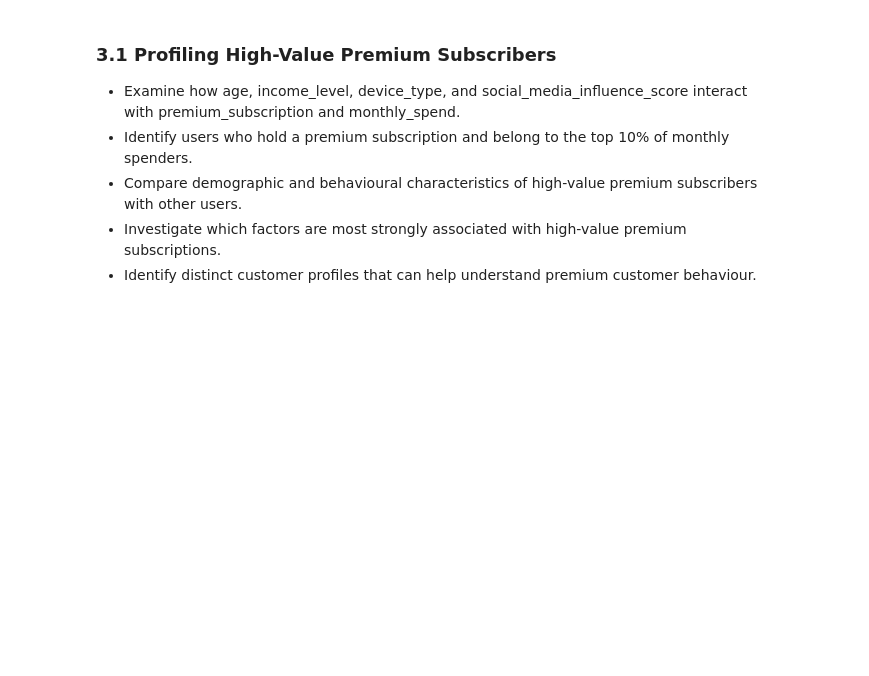
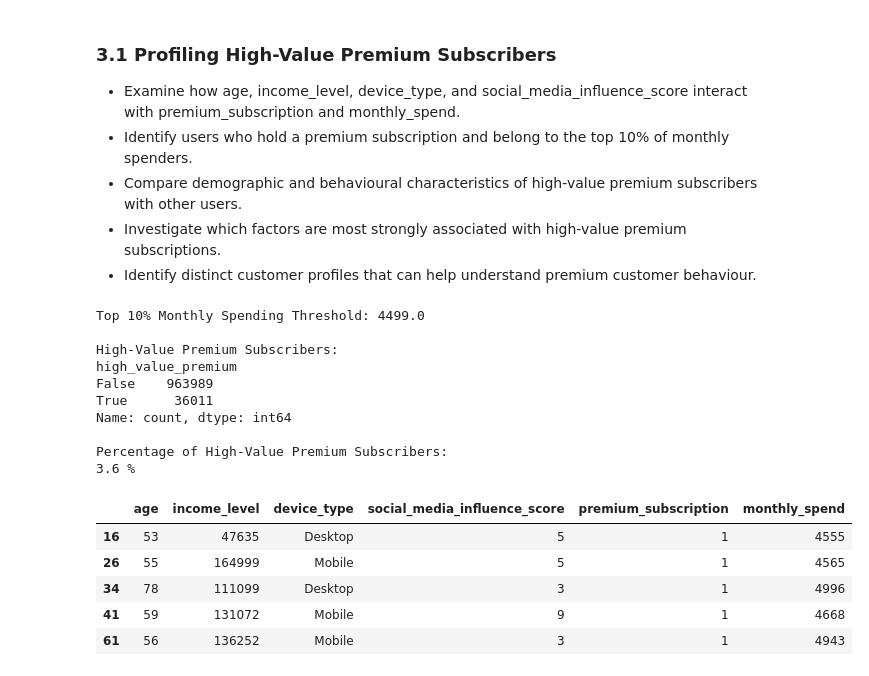
Before and after one commit to therishita/E-CommerceShopperBehaviorAnalysis.TMP, a Jupyter notebook: Ecommerce_Shopper_Analysis.ipynb, the cells around one changed output. Saved outputs shown, nothing was run; the diff lists cells and outputs as text; code cells hidden in the pictures; blank space fills up the shorter version.

```diff
--- a/Ecommerce_Shopper_Analysis.ipynb
+++ b/Ecommerce_Shopper_Analysis.ipynb
@@ -1869,3 +1869,53 @@ Multivariate analysis investigates interactions among three or more variables si
 - Compare demographic and behavioural characteristics of high-value premium subscribers with other users.
 - Investigate which factors are most strongly associated with high-value premium subscriptions.
 - Identify distinct customer profiles that can help understand premium customer behaviour.
+# %%
+# Identify the top 10% of monthly spenders
+spending_threshold = df['monthly_spend'].quantile(0.90)
+
+# Identify premium subscribers
+premium_users = df['premium_subscription'].astype(str).str.lower().isin(
+    ['yes', 'true', '1']
+)
+
+# Create high-value premium subscriber category
+df['high_value_premium'] = (
+    premium_users & (df['monthly_spend'] >= spending_threshold)
+)
+
+# Display threshold and customer counts
+print("Top 10% Monthly Spending Threshold:", spending_threshold)
+
+print("\nHigh-Value Premium Subscribers:")
+print(df['high_value_premium'].value_counts())
+
+print("\nPercentage of High-Value Premium Subscribers:")
+print(
+    (df['high_value_premium'].mean() * 100).round(2), "%"
+)
+
+# Display high-value premium subscribers
+high_value_users = df[df['high_value_premium']]
+
+high_value_users[
+    ['age', 'income_level', 'device_type',
+     'social_media_influence_score',
+     'premium_subscription', 'monthly_spend']
+].head()
+# %% [output]
+Top 10% Monthly Spending Threshold: 4499.0
+
+High-Value Premium Subscribers:
+high_value_premium
+False    963989
+True      36011
+Name: count, dtype: int64
+
+Percentage of High-Value Premium Subscribers:
+3.6 %
+|  | age | income_level | device_type | social_media_influence_score | premium_subscription | monthly_spend |
+| 16 | 53 | 47635 | Desktop | 5 | 1 | 4555 |
+| 26 | 55 | 164999 | Mobile | 5 | 1 | 4565 |
+| 34 | 78 | 111099 | Desktop | 3 | 1 | 4996 |
+| 41 | 59 | 131072 | Mobile | 9 | 1 | 4668 |
+| 61 | 56 | 136252 | Mobile | 3 | 1 | 4943 |
```
Also changed, not shown: parts of 10 cells of this notebook.
